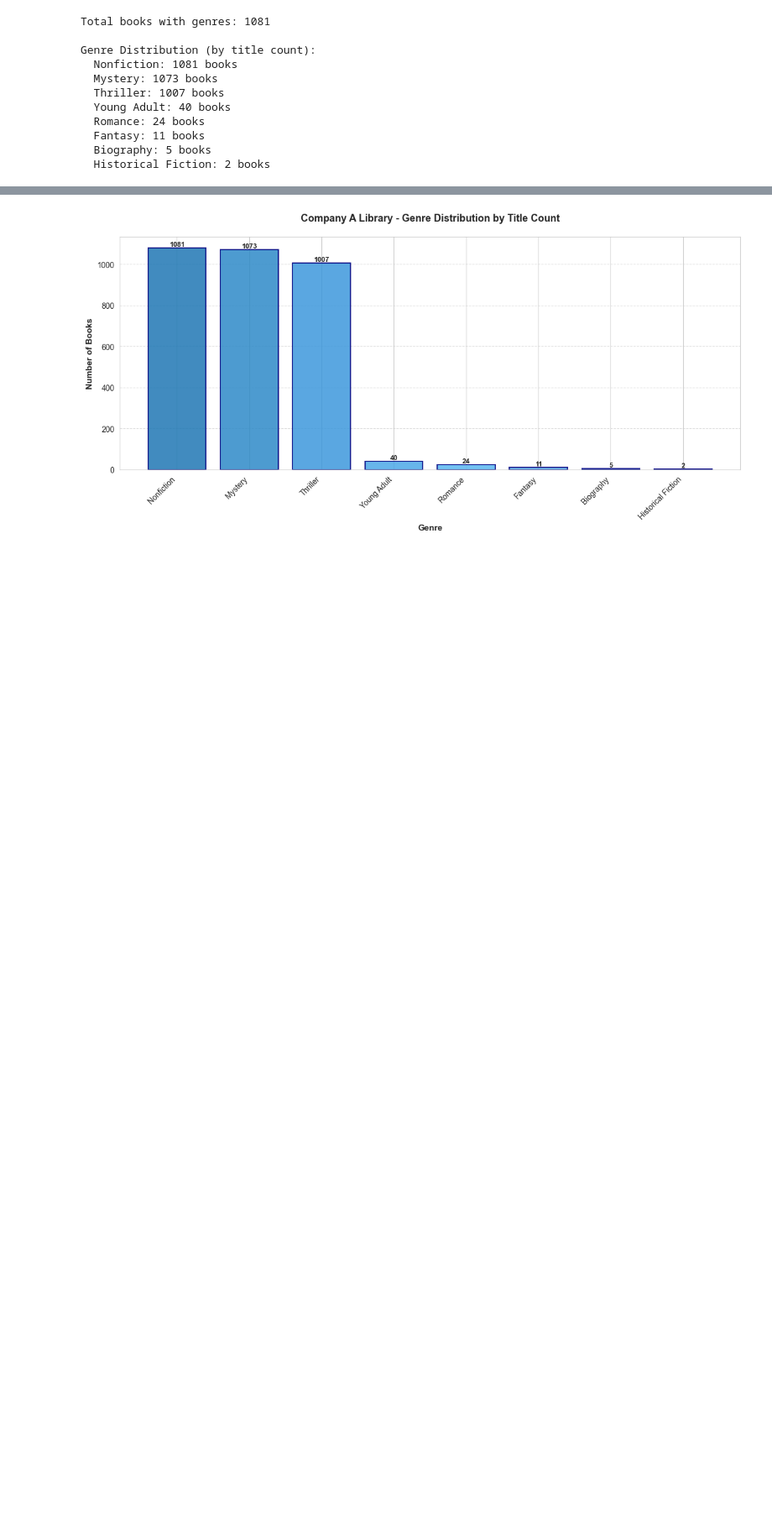
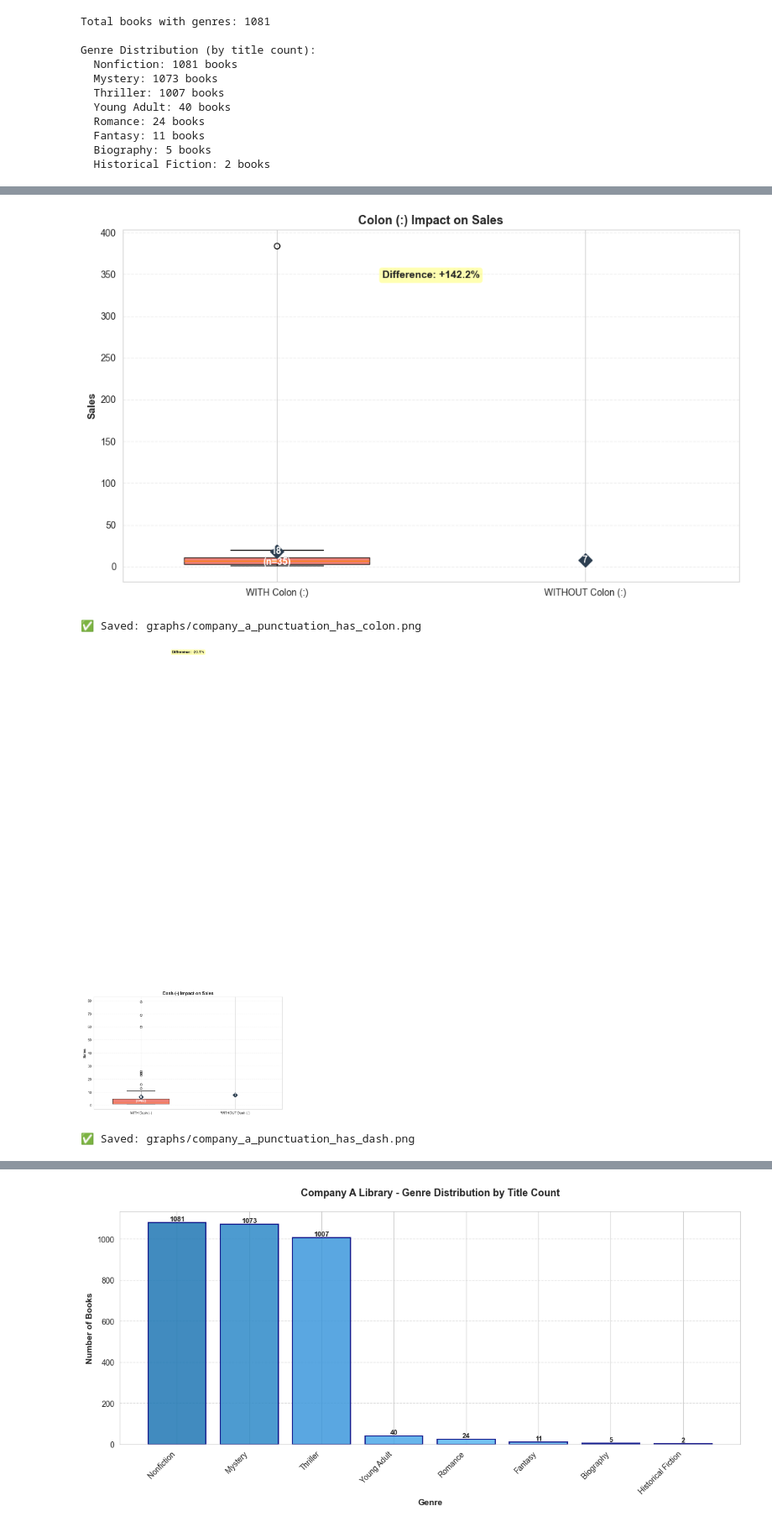
Before and after one commit to manoukyanmari/book-recommendation-system, a Jupyter notebook: book-genre-ai/company_a/company_a_visualization.ipynb, the cells around one changed output, grey strips where cells are left out. Shown at 84% size. Drawn from its saved outputs; the diff is of its cells as text; code cells hidden in the pictures; blank space fills up the shorter version.

```diff
--- a/book-genre-ai/company_a/company_a_visualization.ipynb
+++ b/book-genre-ai/company_a/company_a_visualization.ipynb
@@ -89,0 +344,55 @@ Genre Distribution (by title count):
+# %%
+# Visualization: Punctuation impact on sales - 4 separate visualizations
+punctuation_marks = [
+    ('Question Mark (?)', 'has_question_mark'),
+    ('Exclamation Mark (!)', 'has_exclamation'),
+    ('Colon (:)', 'has_colon'),
+    ('Dash (-)', 'has_dash')
+]
+
+# Create individual visualization for each punctuation mark
+for mark_name, mark_col in punctuation_marks:
+    with_mark = df[df[mark_col]]['Number']
+    without_mark = df[~df[mark_col]]['Number']
+
+    # Only create visualization if there are titles with this mark
+    if len(with_mark) > 0:
+        fig, ax = plt.subplots(figsize=(10, 6))
+
+        data_to_plot = [with_mark, without_mark]
+        positions = [1, 2]
+        bp = ax.boxplot(data_to_plot, positions=positions, widths=0.6, patch_artist=True,
+                         tick_labels=[f'WITH {mark_name}', f'WITHOUT {mark_name}'])
+
+        colors = ['#E74C3C', '#95A5A6']
+        for patch, color in zip(bp['boxes'], colors):
+            patch.set_facecolor(color)
+            patch.set_alpha(0.7)
+
+        means = [with_mark.mean(), without_mark.mean()]
+        ax.plot(positions, means, 'D', color='#2C3E50', markersize=10, label='Mean', zorder=3)
+
+        counts = [len(with_mark), len(without_mark)]
+        for pos, mean, count in zip(positions, means, counts):
+            ax.text(pos, mean, f'\n{int(mean) if not pd.isna(mean) else "—"}\n(n={int(count)})',
+                   ha='center', va='center', fontweight='bold', fontsize=10, color='white')
+
+        ax.set_ylabel('Sales', fontsize=11, fontweight='bold')
+        ax.set_title(f'{mark_name} Impact on Sales', fontsize=13, fontweight='bold')
+        ax.grid(axis='y', linestyle='--', alpha=0.3)
+
+        diff = ((means[0] - means[1]) / means[1] * 100) if means[1] > 0 else 0
+        ax.text(1.5, max(with_mark.max(), without_mark.max()) * 0.9,
+               f'Difference: {diff:+.1f}%', ha='center', fontsize=11, fontweight='bold',
+               bbox=dict(boxstyle='round', facecolor='yellow', alpha=0.3))
+
+        plt.tight_layout()
+        filename = f'graphs/company_a_punctuation_{mark_col}.png'
+        plt.savefig(filename, dpi=300, bbox_inches='tight')
+        plt.show()
+        print(f"✅ Saved: {filename}")
+# %% [output]
+[figure, added]
+✅ Saved: graphs/company_a_punctuation_has_colon.png
+[figure, added]
+✅ Saved: graphs/company_a_punctuation_has_dash.png
```
Also changed, not shown: parts of 45 cells of this notebook, 26 other files.
